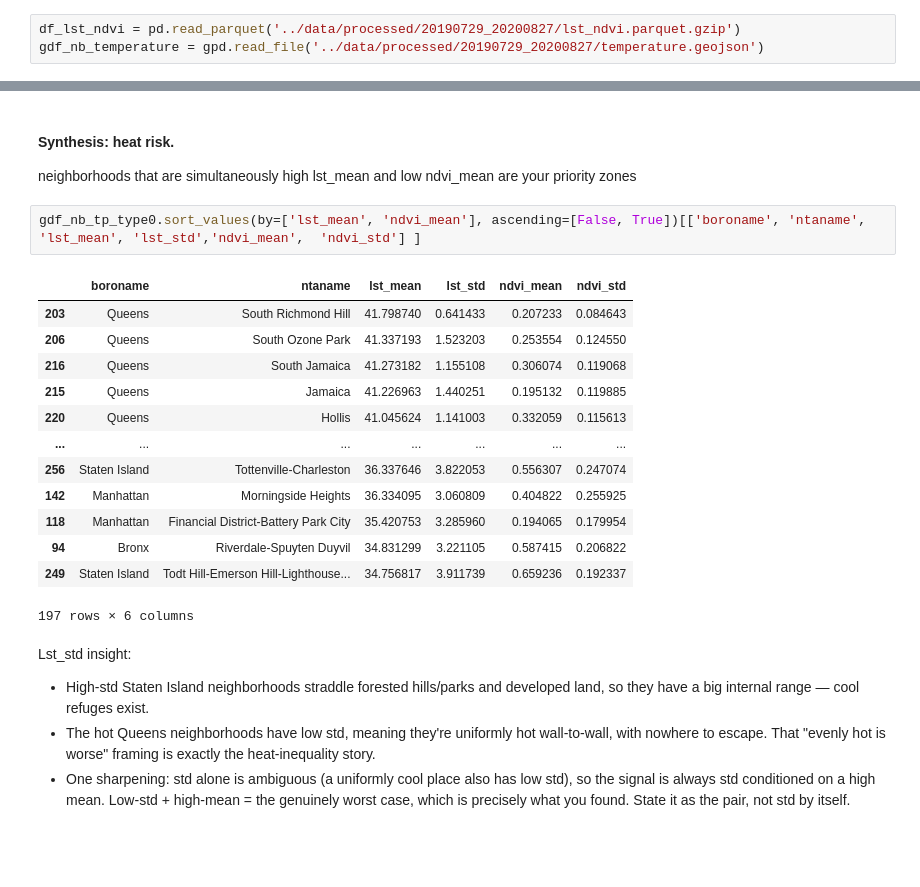
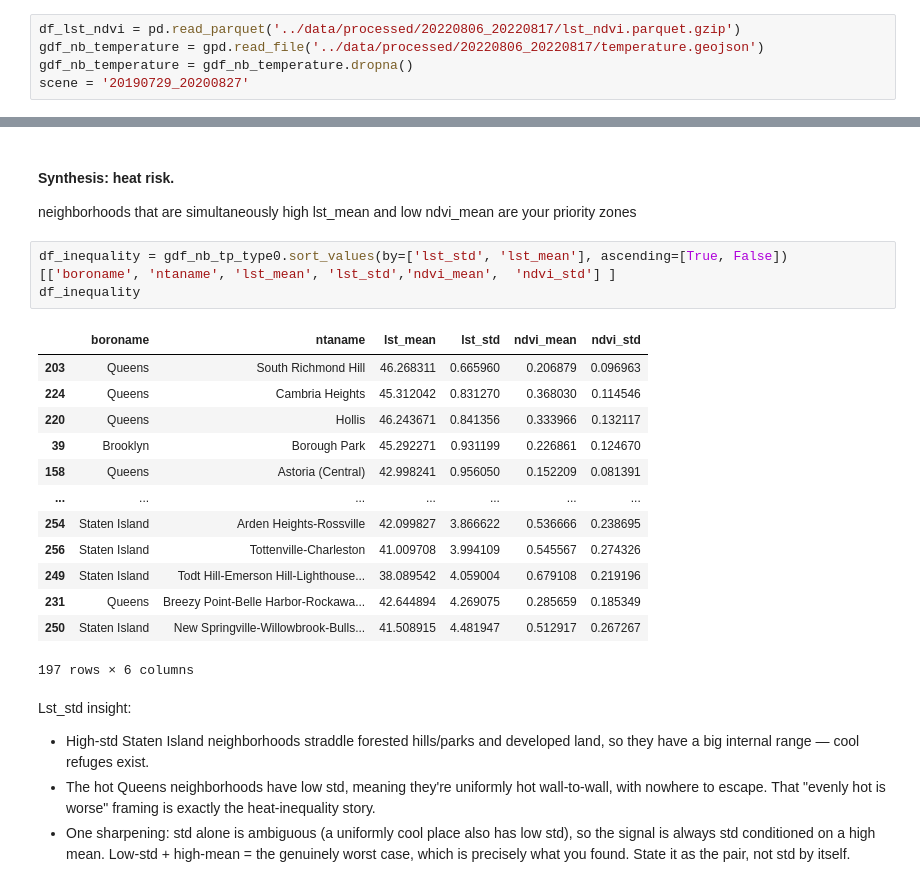
Before and after one commit to lucieDLE/NYC-Urban-Heat, a Jupyter notebook: notebooks/urban-heat.ipynb, the cells around one changed output, grey strips where cells are left out. Drawn from its saved outputs; the diff is of its cells as text; blank space fills up the shorter version.

```diff
--- a/notebooks/urban-heat.ipynb
+++ b/notebooks/urban-heat.ipynb
@@ -71,3 +30,5 @@ nir_band = rioxarray.open_rasterio(nir_file, masked=True) * 0.0000275 - 0.2
 # %%
-df_lst_ndvi = pd.read_parquet('../data/processed/20190729_20200827/lst_ndvi.parquet.gzip')
-gdf_nb_temperature = gpd.read_file('../data/processed/20190729_20200827/temperature.geojson')
+df_lst_ndvi = pd.read_parquet('../data/processed/20220806_20220817/lst_ndvi.parquet.gzip')
+gdf_nb_temperature = gpd.read_file('../data/processed/20220806_20220817/temperature.geojson')
+gdf_nb_temperature = gdf_nb_temperature.dropna()
+scene = '20190729_20200827'
@@ -303,20 +154,21 @@ gdf_nb_tp_type0.plot(column='lst_std', cmap="RdYlBu_r")
 #### Synthesis: heat risk.
  neighborhoods that are simultaneously high lst_mean and low ndvi_mean are your priority zones
 # %%
-gdf_nb_tp_type0.sort_values(by=['lst_mean', 'ndvi_mean'], ascending=[False, True])[['boroname', 'ntaname', 'lst_mean', 'lst_std','ndvi_mean',  'ndvi_std'] ]
+df_inequality = gdf_nb_tp_type0.sort_values(by=['lst_std', 'lst_mean'], ascending=[True, False])[['boroname', 'ntaname', 'lst_mean', 'lst_std','ndvi_mean',  'ndvi_std'] ]
+df_inequality
 # %% [output]
 |  | boroname | ntaname | lst_mean | lst_std | ndvi_mean | ndvi_std |
-| 203 | Queens | South Richmond Hill | 41.798740 | 0.641433 | 0.207233 | 0.084643 |
-| 206 | Queens | South Ozone Park | 41.337193 | 1.523203 | 0.253554 | 0.124550 |
-| 216 | Queens | South Jamaica | 41.273182 | 1.155108 | 0.306074 | 0.119068 |
-| 215 | Queens | Jamaica | 41.226963 | 1.440251 | 0.195132 | 0.119885 |
-| 220 | Queens | Hollis | 41.045624 | 1.141003 | 0.332059 | 0.115613 |
+| 203 | Queens | South Richmond Hill | 46.268311 | 0.665960 | 0.206879 | 0.096963 |
+| 224 | Queens | Cambria Heights | 45.312042 | 0.831270 | 0.368030 | 0.114546 |
+| 220 | Queens | Hollis | 46.243671 | 0.841356 | 0.333966 | 0.132117 |
+| 39 | Brooklyn | Borough Park | 45.292271 | 0.931199 | 0.226861 | 0.124670 |
+| 158 | Queens | Astoria (Central) | 42.998241 | 0.956050 | 0.152209 | 0.081391 |
 | ... | ... | ... | ... | ... | ... | ... |
-| 256 | Staten Island | Tottenville-Charleston | 36.337646 | 3.822053 | 0.556307 | 0.247074 |
-| 142 | Manhattan | Morningside Heights | 36.334095 | 3.060809 | 0.404822 | 0.255925 |
-| 118 | Manhattan | Financial District-Battery Park City | 35.420753 | 3.285960 | 0.194065 | 0.179954 |
-| 94 | Bronx | Riverdale-Spuyten Duyvil | 34.831299 | 3.221105 | 0.587415 | 0.206822 |
-| 249 | Staten Island | Todt Hill-Emerson Hill-Lighthouse... | 34.756817 | 3.911739 | 0.659236 | 0.192337 |
+| 254 | Staten Island | Arden Heights-Rossville | 42.099827 | 3.866622 | 0.536666 | 0.238695 |
+| 256 | Staten Island | Tottenville-Charleston | 41.009708 | 3.994109 | 0.545567 | 0.274326 |
+| 249 | Staten Island | Todt Hill-Emerson Hill-Lighthouse... | 38.089542 | 4.059004 | 0.679108 | 0.219196 |
+| 231 | Queens | Breezy Point-Belle Harbor-Rockawa... | 42.644894 | 4.269075 | 0.285659 | 0.185349 |
+| 250 | Staten Island | New Springville-Willowbrook-Bulls... | 41.508915 | 4.481947 | 0.512917 | 0.267267 |
 197 rows × 6 columns
 # %% [markdown]
 Lst_std insight:
```
Also changed, not shown: parts of 40 cells of this notebook, 1 other file.
